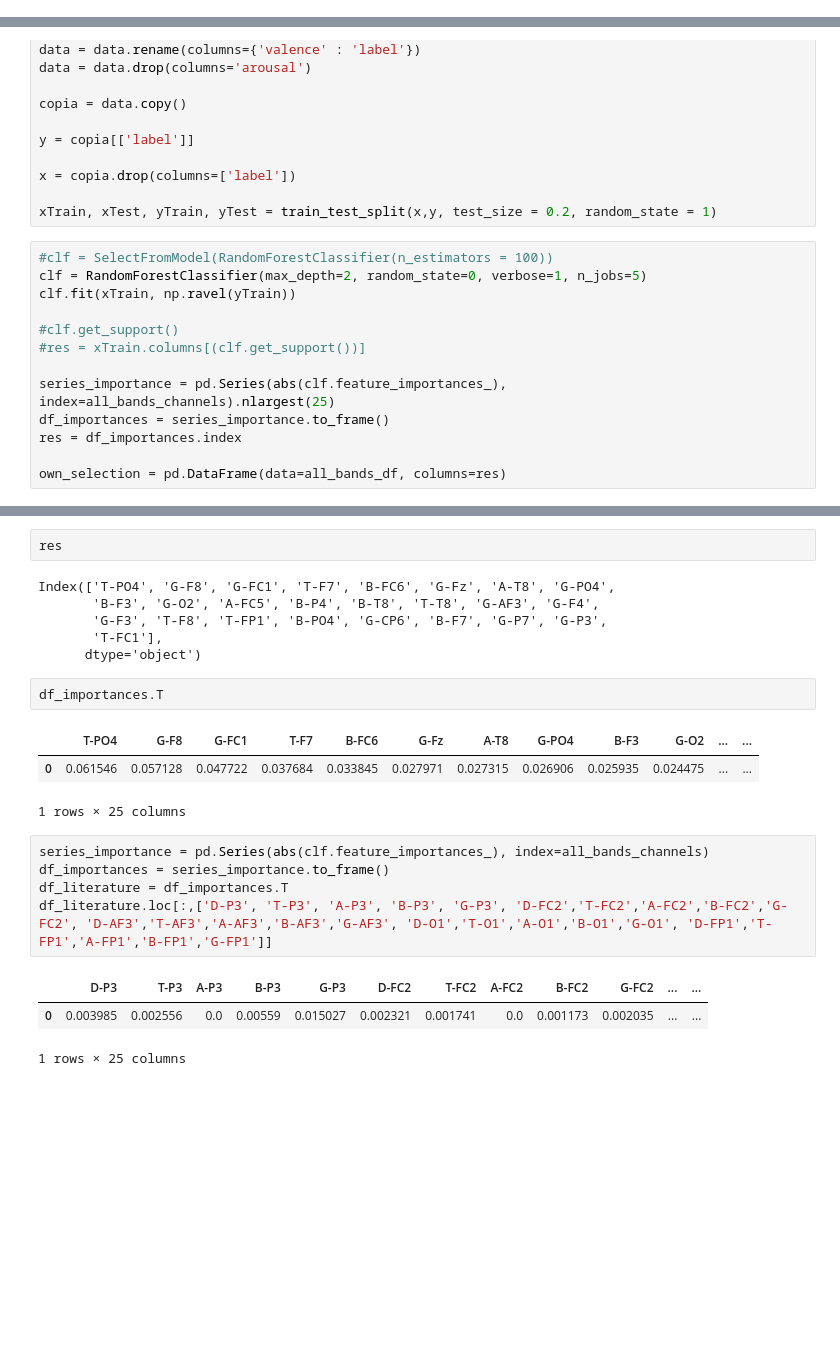
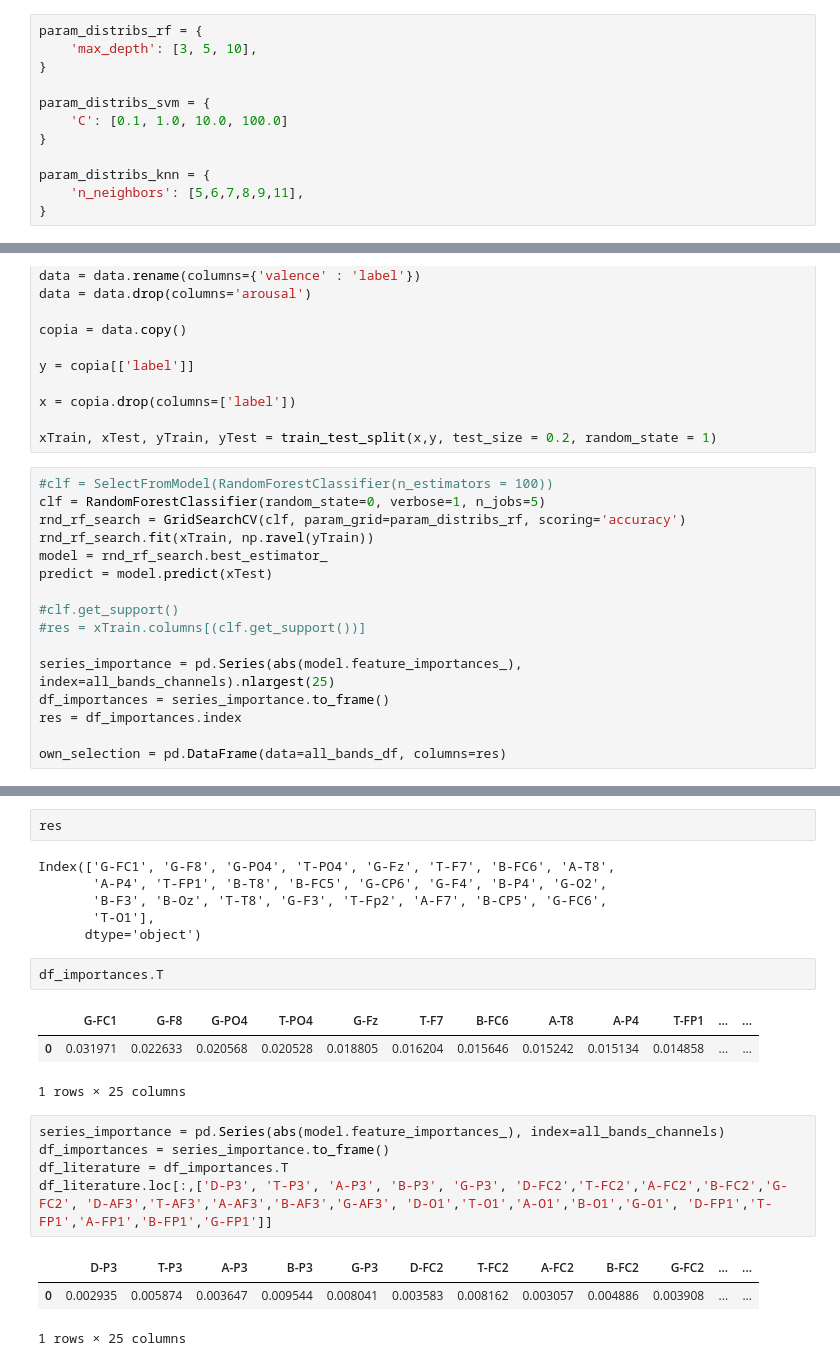
Before and after one commit to imjaimeortiz/TFG_BCI_Emotions_tests, a Jupyter notebook: Experiment7.ipynb, the cells around one changed output, grey strips where cells are left out. Drawn from its saved outputs; the diff is of its cells as text; blank space fills up the shorter version.

```diff
--- a/Experiment7.ipynb
+++ b/Experiment7.ipynb
@@ -212,6 +214,18 @@ all_bands_df = aux_all_bands.merge(aux_labels, left_index=True, right_index=True
 Literature : https://sci-hub.do/https://link.springer.com/article/10.1007/s40708-017-0069-3
 # %%
 literature_selection = pd.DataFrame(data=all_bands_df, columns=['D-P3', 'T-P3', 'A-P3', 'B-P3', 'G-P3', 'D-FC2','T-FC2','A-FC2','B-FC2','G-FC2', 'D-AF3','T-AF3','A-AF3','B-AF3','G-AF3', 'D-O1','T-O1','A-O1','B-O1','G-O1', 'D-FP1','T-FP1','A-FP1','B-FP1','G-FP1', 'valence', 'arousal'])
+# %%
+param_distribs_rf = {
+    'max_depth': [3, 5, 10],
+}
+
+param_distribs_svm = {
+    'C': [0.1, 1.0, 10.0, 100.0]
+}
+
+param_distribs_knn = {
+    'n_neighbors': [5,6,7,8,9,11],
+}
 # %%
 data = literature_selection.copy()
 
@@ -317,13 +389,16 @@ x = copia.drop(columns=['label'])
 xTrain, xTest, yTrain, yTest = train_test_split(x,y, test_size = 0.2, random_state = 1)
 # %%
 #clf = SelectFromModel(RandomForestClassifier(n_estimators = 100))
-clf = RandomForestClassifier(max_depth=2, random_state=0, verbose=1, n_jobs=5)
-clf.fit(xTrain, np.ravel(yTrain))
+clf = RandomForestClassifier(random_state=0, verbose=1, n_jobs=5)
+rnd_rf_search = GridSearchCV(clf, param_grid=param_distribs_rf, scoring='accuracy')
+rnd_rf_search.fit(xTrain, np.ravel(yTrain))
+model = rnd_rf_search.best_estimator_
+predict = model.predict(xTest)
 
 #clf.get_support()
 #res = xTrain.columns[(clf.get_support())]
 
-series_importance = pd.Series(abs(clf.feature_importances_), index=all_bands_channels).nlargest(25)
+series_importance = pd.Series(abs(model.feature_importances_), index=all_bands_channels).nlargest(25)
 df_importances = series_importance.to_frame()
 res = df_importances.index
 
@@ -335,24 +424,24 @@ own_selection = pd.DataFrame(data=all_bands_df, columns=res)
 # %%
 res
 # %% [output]
-Index(['T-PO4', 'G-F8', 'G-FC1', 'T-F7', 'B-FC6', 'G-Fz', 'A-T8', 'G-PO4',
-       'B-F3', 'G-O2', 'A-FC5', 'B-P4', 'B-T8', 'T-T8', 'G-AF3', 'G-F4',
-       'G-F3', 'T-F8', 'T-FP1', 'B-PO4', 'G-CP6', 'B-F7', 'G-P7', 'G-P3',
-       'T-FC1'],
+Index(['G-FC1', 'G-F8', 'G-PO4', 'T-PO4', 'G-Fz', 'T-F7', 'B-FC6', 'A-T8',
+       'A-P4', 'T-FP1', 'B-T8', 'B-FC5', 'G-CP6', 'G-F4', 'B-P4', 'G-O2',
+       'B-F3', 'B-Oz', 'T-T8', 'G-F3', 'T-Fp2', 'A-F7', 'B-CP5', 'G-FC6',
+       'T-O1'],
       dtype='object')
 # %%
 df_importances.T
 # %% [output]
-|  | T-PO4 | G-F8 | G-FC1 | T-F7 | B-FC6 | G-Fz | A-T8 | G-PO4 | B-F3 | G-O2 | ... | ... |
-| 0 | 0.061546 | 0.057128 | 0.047722 | 0.037684 | 0.033845 | 0.027971 | 0.027315 | 0.026906 | 0.025935 | 0.024475 | ... | ... |
+|  | G-FC1 | G-F8 | G-PO4 | T-PO4 | G-Fz | T-F7 | B-FC6 | A-T8 | A-P4 | T-FP1 | ... | ... |
+| 0 | 0.031971 | 0.022633 | 0.020568 | 0.020528 | 0.018805 | 0.016204 | 0.015646 | 0.015242 | 0.015134 | 0.014858 | ... | ... |
 1 rows × 25 columns
 # %%
-series_importance = pd.Series(abs(clf.feature_importances_), index=all_bands_channels)
+series_importance = pd.Series(abs(model.feature_importances_), index=all_bands_channels)
 df_importances = series_importance.to_frame()
 df_literature = df_importances.T
 df_literature.loc[:,['D-P3', 'T-P3', 'A-P3', 'B-P3', 'G-P3', 'D-FC2','T-FC2','A-FC2','B-FC2','G-FC2', 'D-AF3','T-AF3','A-AF3','B-AF3','G-AF3', 'D-O1','T-O1','A-O1','B-O1','G-O1', 'D-FP1','T-FP1','A-FP1','B-FP1','G-FP1']]
 # %% [output]
 |  | D-P3 | T-P3 | A-P3 | B-P3 | G-P3 | D-FC2 | T-FC2 | A-FC2 | B-FC2 | G-FC2 | ... | ... |
-| 0 | 0.003985 | 0.002556 | 0.0 | 0.00559 | 0.015027 | 0.002321 | 0.001741 | 0.0 | 0.001173 | 0.002035 | ... | ... |
+| 0 | 0.002935 | 0.005874 | 0.003647 | 0.009544 | 0.008041 | 0.003583 | 0.008162 | 0.003057 | 0.004886 | 0.003908 | ... | ... |
 1 rows × 25 columns
 # %%
```
Also changed, not shown: parts of 7 cells of this notebook, 42 other files.
